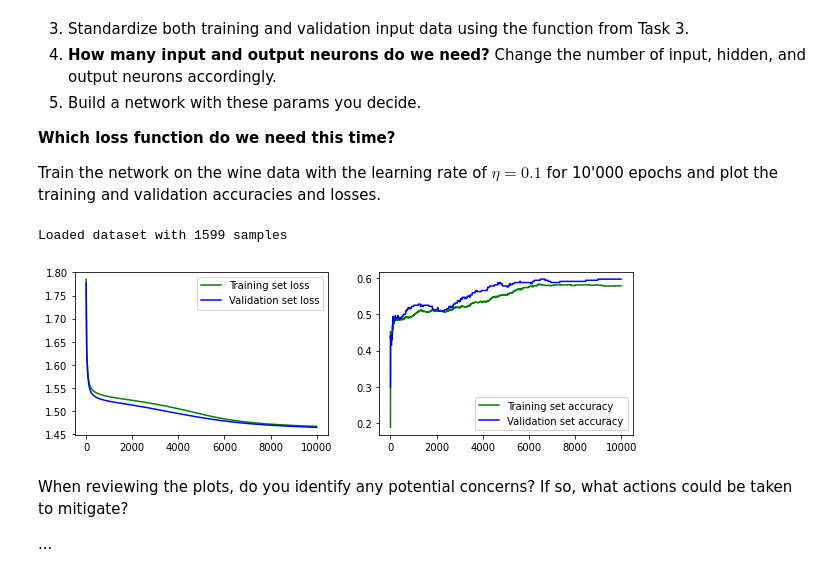
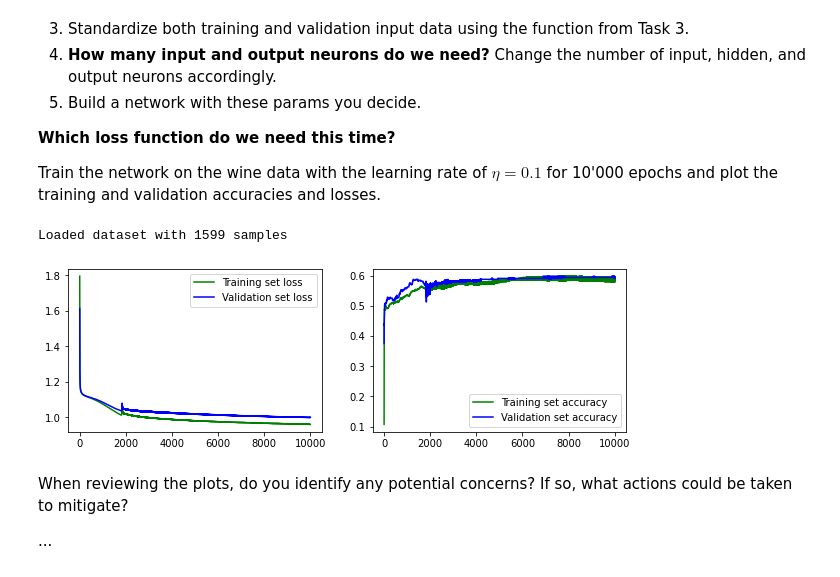
Before and after one commit to gparri610/Deep-Learning-FS24, a Jupyter notebook: DL-Assignment05.ipynb, the cells around one changed output. Drawn from its saved outputs; the diff is of its cells as text; code cells hidden in the pictures.

```diff
--- a/DL-Assignment05.ipynb
+++ b/DL-Assignment05.ipynb
@@ -273,12 +271,13 @@ def train(X_train, X_val, T_train, T_val, D, K, O, network, loss):
     # for x,t in zip(X_train, T_train):
     # ... compute network output on training data
     z = network(X_train)
+    # ... compute loss from network output and target data
     if O == 1:
       y = torch.sigmoid(z)
+      loss_val = loss(y,T_train)
     else:
-      y = torch.softmax(z, dim=1)
-    # ... compute loss from network output and target data
-    loss_val = loss(y,T_train)
+      z -= torch.argmax(z)
+      loss_val = loss(z,T_train)
     # ... perform parameter update
     optimizer.zero_grad()
     loss_val.backward()
@@ -290,14 +289,15 @@ def train(X_train, X_val, T_train, T_val, D, K, O, network, loss):
     # test on validation data
     with torch.no_grad():
       # ... compute network output on validation data
-      # for x,t in zip(X_val, T_val):
       z_val = network(X_val)
+      # ... compute loss from network output and target data
       if O == 1:
         y_val = torch.sigmoid(z_val)
+        loss_val = loss(y_val,T_val)
       else:
-        y_val = torch.softmax(z_val, dim=1)
-      # ... compute loss from network output and target data
-      loss_val = loss(y_val,T_val)
+        z_val -= torch.argmax(z_val)
+        loss_val = loss(z_val,T_val)
+
       # ... remember loss
       val_loss.append(loss_val.item())
       # ... compute validation set accuracy
@@ -390,26 +390,26 @@ Train the network on the wine data with the learning rate of **$\eta=0.1$** for
 # %%
 # define loss function
 loss = torch.nn.CrossEntropyLoss()
 # load dataset
 X, T = dataset("winequality-red.csv",";")
 # split dataset
 X_train, T_train, X_val, T_val = split_training_data(X,T)
 # standardize input data
 X_train, X_val =  standardize(X_train, X_val)
 # instantiate network
 D = X_train.shape[1]
-K = 50
+K = 45
 O = 6
 network = Network(D, K, O)
 
 
 # train network on our data
 results = train(X_train, X_val, T_train, T_val,D, K, O, network, loss)
 # plot the results
 plot(results[0], results[1], results[2], results[3])
 # %% [output]
 Loaded dataset with 1599 samples
-[figure, old version]
+[figure, new version]
 # %% [markdown]
 When reviewing the plots, do you identify any potential concerns? If so, what actions could be taken to mitigate?
 
```
Also changed, not shown: parts of 3 cells of this notebook.
